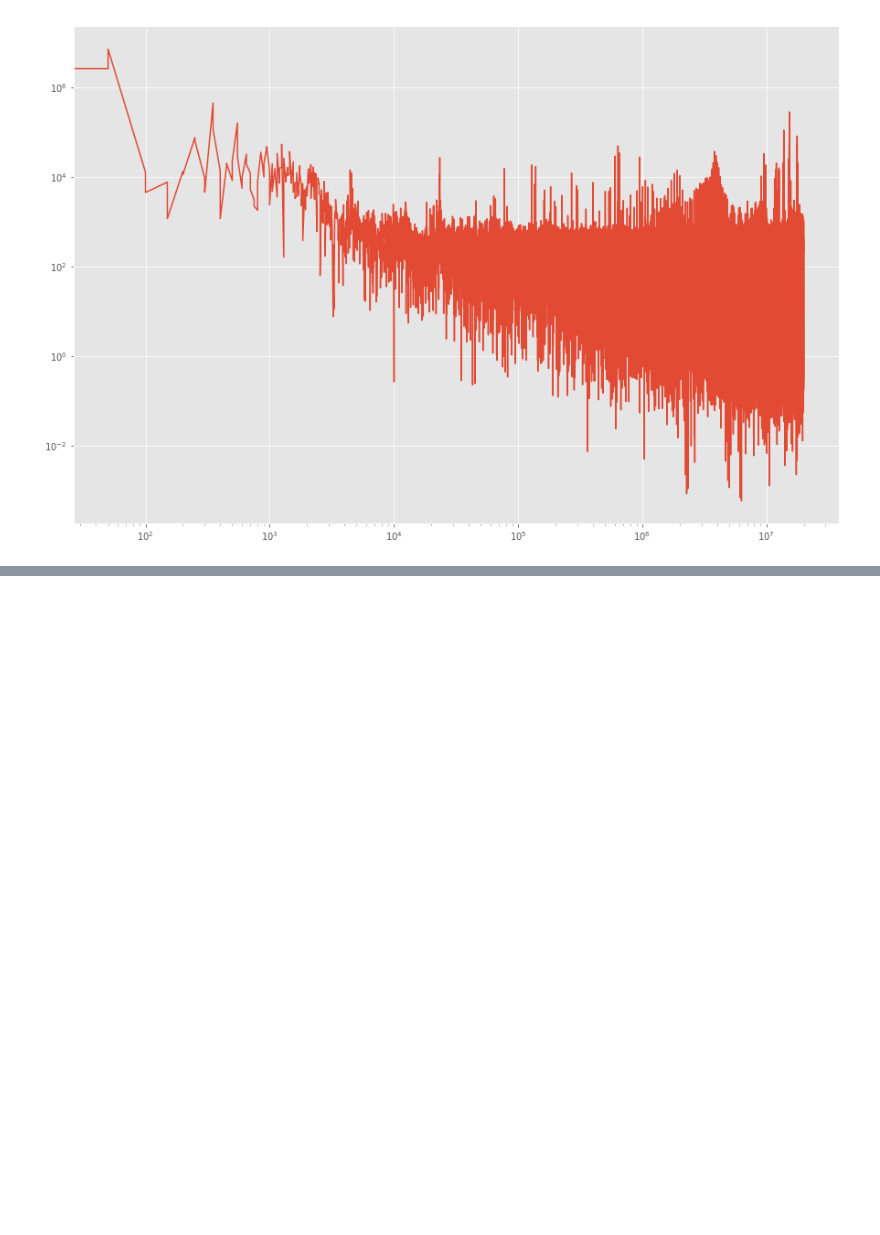
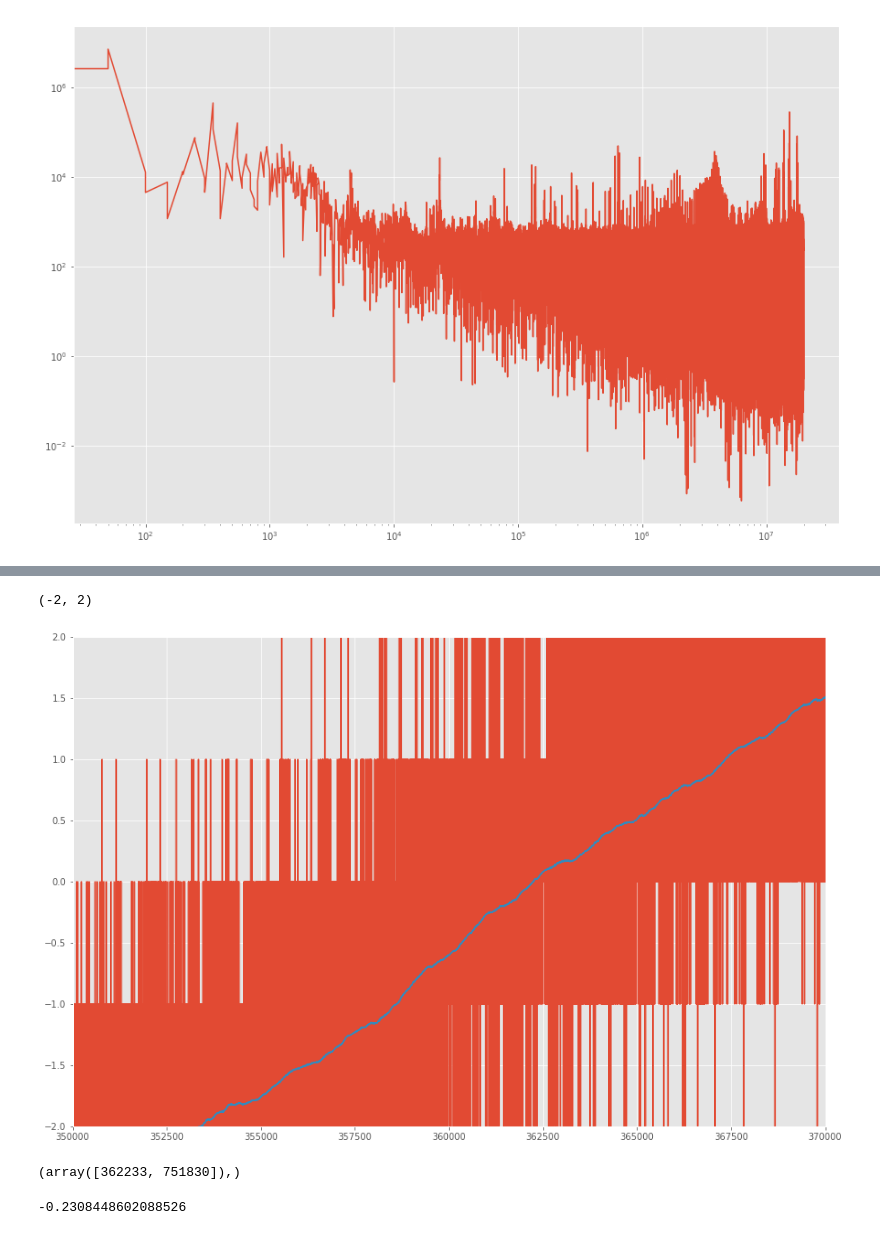
Before and after one commit to gokul-krishna/VSBPowerLineFaultDetection, a Jupyter notebook: FeatureExtraction.ipynb, the cells around one changed output, grey strips where cells are left out. Saved outputs shown, nothing was run; the diff lists cells and outputs as text; code cells hidden in the pictures; blank space fills up the shorter version.

```diff
--- a/SequenceComponents.ipynb
+++ b/FeatureExtraction.ipynb
@@ -478,0 +493,8 @@ plt.loglog(r_freq, power)
+# %%
+plt.plot(r_data)
+plt.plot(r_data.ewm(alpha=0.001).mean())
+plt.xlim([350000, 370000])
+plt.ylim([-2, 2])
+# %% [output]
+(-2, 2)
+[figure, added]
@@ -478,0 +503,8 @@ plt.loglog(r_freq, power)
+# %%
+np.where((smoothed_data[:-1].values * smoothed_data[1:].values) <= 0)
+# %% [output]
+(array([362233, 751830]),)
+# %%
+smoothed_data[362233 - 1000]
+# %% [output]
+-0.2308448602088526
```
Also changed, not shown: parts of 18 cells of this notebook, 1 other file.
